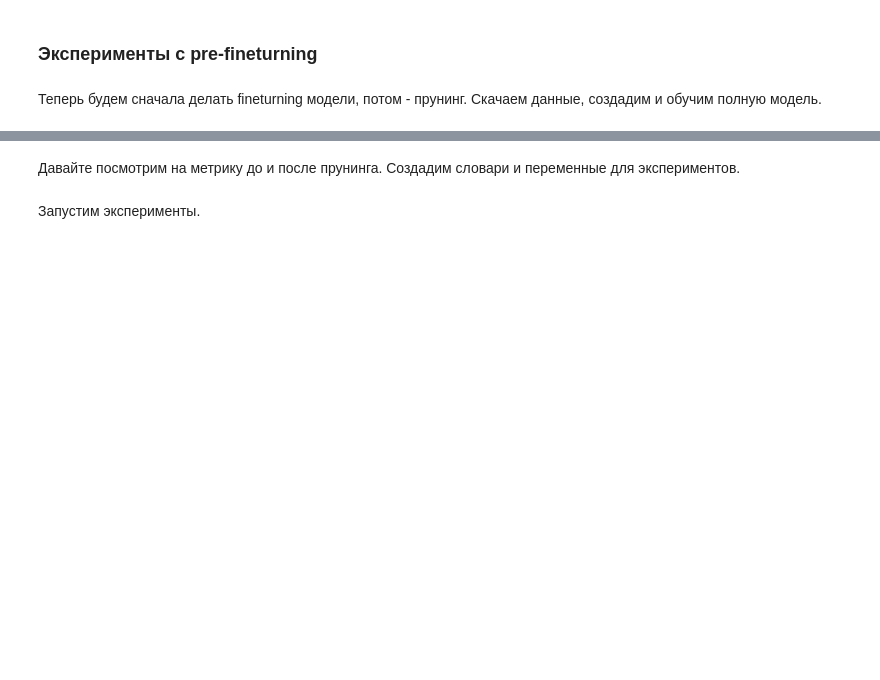
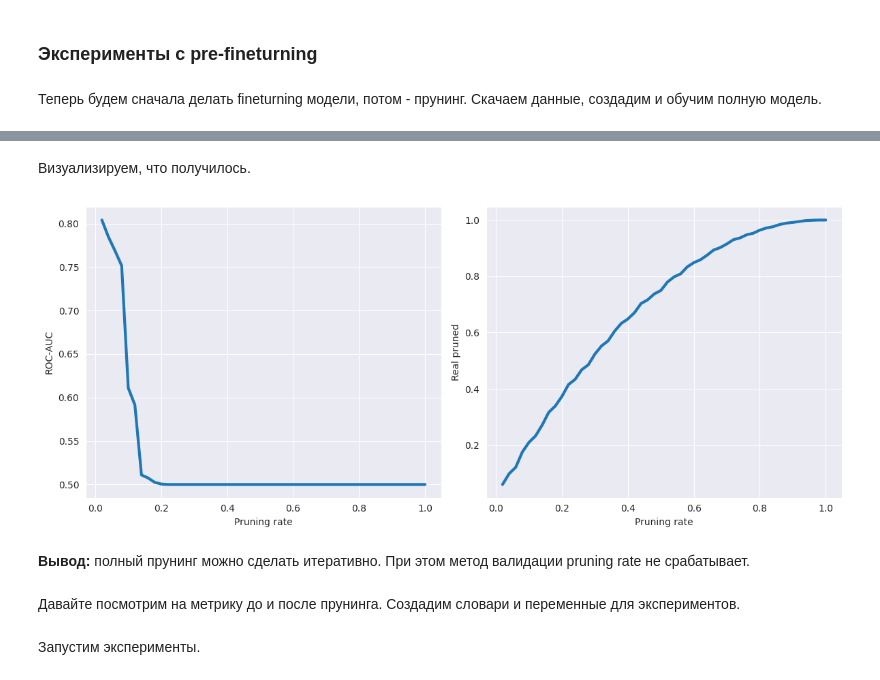
Before and after one commit to intsystems/Zero-shot-structural-pruning, a Jupyter notebook: src/depgraph-experiments.ipynb, the cells around one changed output, grey strips where cells are left out. Drawn from its saved outputs; the diff is of its cells as text; code cells hidden in the pictures; blank space fills up the shorter version.

Commit message:
surrogate model and full pruning

```diff
--- a/src/depgraph-experiments.ipynb
+++ b/src/depgraph-experiments.ipynb
@@ -206,9 +962,10 @@ def depgraph_prune_model_and_validate(
         global_pruning: bool = False,
         example_inputs: torch.Tensor = torch.randn(1, 3, 224, 224),
         criterion = torch.nn.CrossEntropyLoss(),
+        check_pruning_rate: bool = True,
         print_logs: bool = False
         ) ->Tuple[List[float], List[float]]:
-    """ Prune model with DepGraph and validate. Returns metrics and pruning rates. """
+    """ Prune model with DepGraph and validate. Returns metrics, pruning rates and history logs (optional). """
 
     model_copy = copy.deepcopy(model)
 
@@ -229,6 +986,12 @@ def depgraph_prune_model_and_validate(
         round_to=8, # It's recommended to round dims/channels to 4x or 8x for acceleration. Please see: https://docs.nvidia.com/deeplearning/performance/dl-performance-convolutional/index.html
     )
 
+    if not check_pruning_rate:
+        # Disable pruning rate check
+        def no_limit_check(self, group):
+            return True
+        pruner._check_pruning_ratio = no_limit_check.__get__(pruner)
+
     # Taylor expansion requires gradients for importance estimation
     if isinstance(importance, tp.importance.TaylorImportance):
         loss = criterion(model_copy(example_inputs), torch.zeros(1, 2))  # 0/1?
@@ -236,6 +999,7 @@ def depgraph_prune_model_and_validate(
 
     # 2. Prune the model
     if print_logs:
+        history_logs = []
         base_macs, base_nparams = tp.utils.count_ops_and_params(model_copy, example_inputs)
         print(f"Base params: {base_nparams/1e6} M")
 
@@ -243,13 +1007,17 @@ def depgraph_prune_model_and_validate(
     for i in range(iterative_steps):
         pruner.step()
 
-        macs, nparams = tp.utils.count_ops_and_params(model_copy, example_inputs)
         if print_logs:
-            print("Round %d/%d, Params: %.2f M" % (i+1, iterative_steps, nparams/1e6))
+            macs, nparams = tp.utils.count_ops_and_params(model_copy, example_inputs)
+            history_logs.append(1 - nparams / base_nparams)
+            print(f"Round {i+1}/{iterative_steps}, Params: {(nparams/1e6):.2f} M, Pruned: {(100 * history_logs[-1]):.2f} %")
 
         metrics.append(test_loop(model_copy, testloader, device='cpu'))
 
-    return (metrics, pruner.per_step_pruning_ratio[1:])
+    if print_logs:
+        return metrics, pruner.per_step_pruning_ratio[1:], history_logs
+    else:
+        return metrics, pruner.per_step_pruning_ratio[1:]
 # %% [markdown]
 Реализация "почти рандомного" importance scorer. Мы будем передавать ему рандомные importance scores, чтобы он одинаково работал при разных вызовах.
 # %%
@@ -559,0 +1332,10 @@ full_model = full_model.to('cpu')
+# %%
+results = depgraph_prune_model_and_validate(
+        model=full_model,
+        importance=tp.importance.TaylorImportance(),
+        testloader=testloader,
+        prune_rate=1,
+        iterative_steps=50,
+        check_pruning_rate=True,
+        print_logs=True
+    )
@@ -560,3 +1360,23 @@ full_model = full_model.to('cpu')
+# %% [markdown]
+Визуализируем, что получилось.
+# %%
+plt.figure(figsize=(12, 5))
+
+plt.subplot(1, 2, 1)
+plt.plot(results[1], results[0], lw=3)
+plt.xlabel('Pruning rate')
+plt.ylabel('ROC-AUC')
+
+plt.subplot(1, 2, 2)
+plt.plot(results[1], results[2], lw=3)
+plt.xlabel('Pruning rate')
+plt.ylabel('Real pruned')
+
+plt.tight_layout()
+# %% [output]
+[figure, added]
+# %% [markdown]
+**Вывод:** полный прунинг можно сделать итеративно. При этом метод валидации pruning rate не срабатывает.
 # %% [markdown]
 Давайте посмотрим на метрику до и после прунинга. Создадим словари и переменные для экспериментов.
 # %%
```
Also changed, not shown: parts of 46 cells of this notebook, 1 other file.
